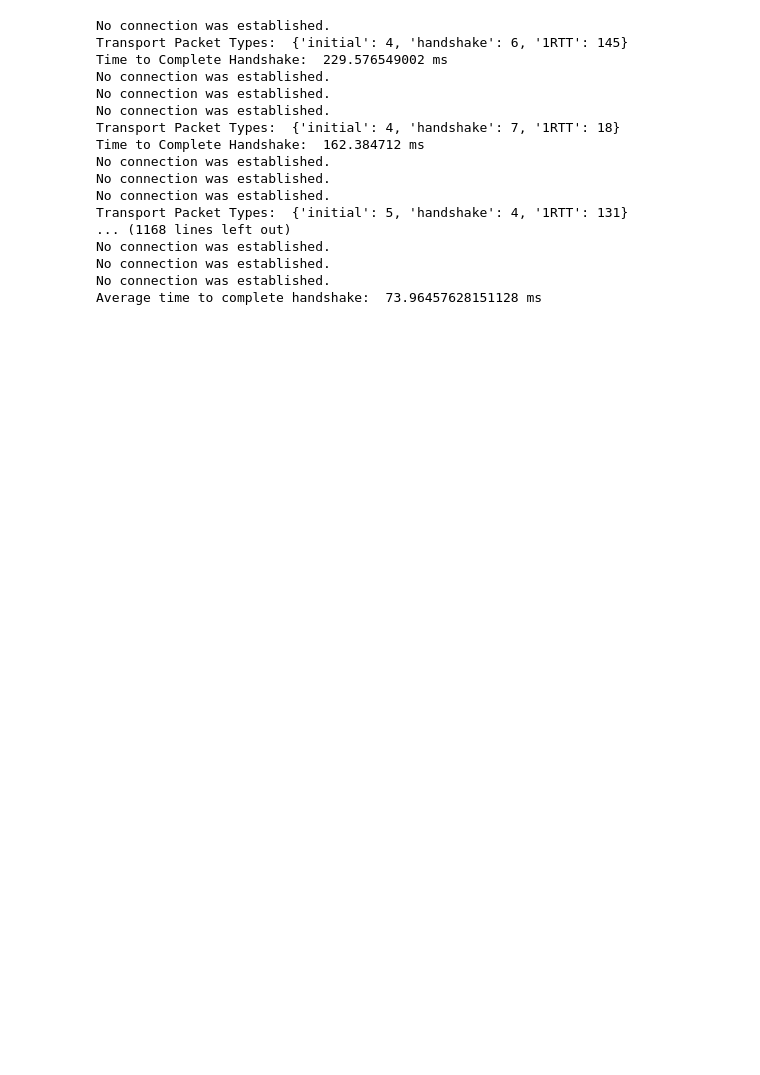
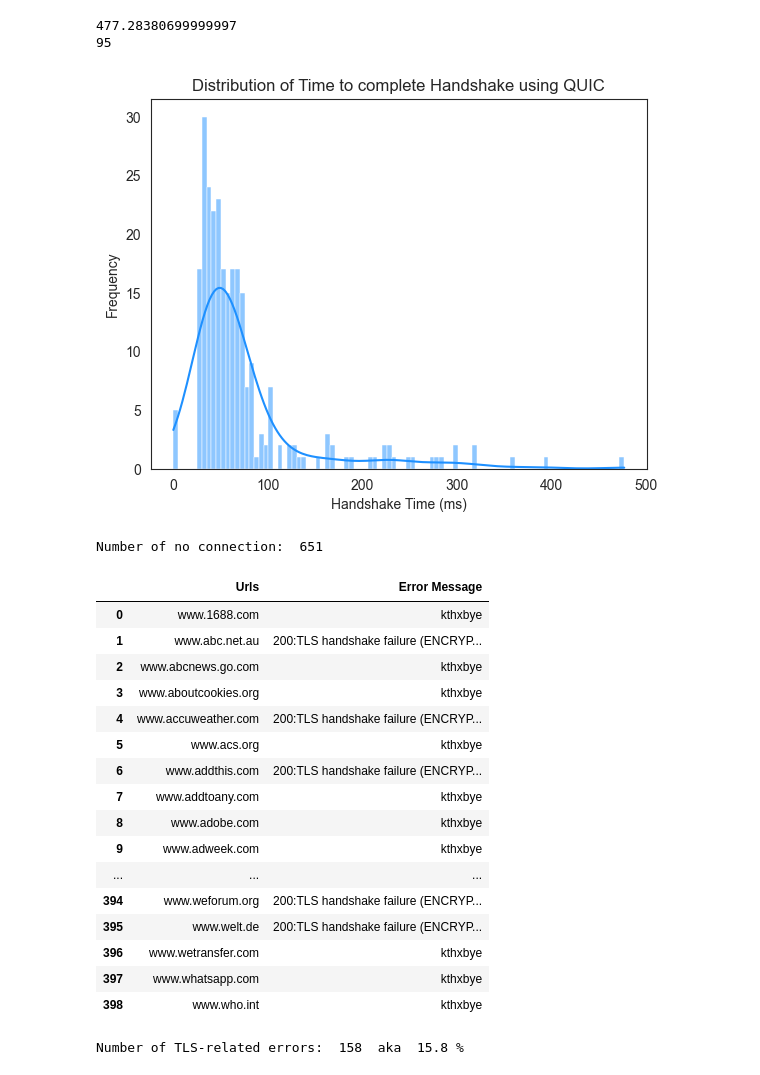
Before and after one commit to laradagata/l4project, a Jupyter notebook: src/main/data_analysis.ipynb, the cells around one changed output. Saved outputs shown, nothing was run; the diff lists cells and outputs as text; code cells hidden in the pictures; blank space fills up the shorter version.

Commit message:
Generated distribution plot for handshake times for QUIC, showed how many tls handshake failed errors occurred.

```diff
--- a/src/main/data_analysis.ipynb
+++ b/src/main/data_analysis.ipynb
@@ -154,47 +192,55 @@ def getMeanTime(times):
 # %%
 
 regex = chr(30)
 # Folder Path
 path = "C:/Users/larad/Documents/l4project/data/packetCapture_home/quic"
 # Change the directory
 os.chdir(path)
 ctr = 0
 
-handshake_times = []
+handshake_times = {}
+error_reasons = {}
 #qlog_files=0
 # iterate through all file
 for folder in os.listdir():
     #print("inside " + folder)
     quic_folder_path = f"{path}/{folder}"
     os.chdir(quic_folder_path)
 
-    #if folder == 'www.youtube.com':
     for file in os.listdir():
         #print("inside for")
         # Check whether file is in sqlog format or not
         if file.endswith(".sqlog"):
-            handshake_times.append(parseQlogFile(f"{quic_folder_path}/{file}", regex))
+            handshake_times[folder], error_reasons[folder] = parseQlogFile(f"{quic_folder_path}/{file}", regex)
             #print("file "+qlog_file_path+" has been opened")
             #ctr += 1
             #qlog_files += 1
 
 
-print("Average time to complete handshake: ", getMeanTime(handshake_times), "ms")
+#print("Average time to complete handshake: ", getMeanTime(handshake_times), "ms")
+#generateHandshakeTimeDistribution(handshake_times)
+generateHandshakeTimeDistribution(handshake_times)
+getTLSErrors(error_reasons)
 # %% [output]
-No connection was established.
-Transport Packet Types:  {'initial': 4, 'handshake': 6, '1RTT': 145}
-Time to Complete Handshake:  229.576549002 ms
-No connection was established.
-No connection was established.
-No connection was established.
-Transport Packet Types:  {'initial': 4, 'handshake': 7, '1RTT': 18}
-Time to Complete Handshake:  162.384712 ms
-No connection was established.
-No connection was established.
-No connection was established.
-Transport Packet Types:  {'initial': 5, 'handshake': 4, '1RTT': 131}
-... (1168 lines left out)
-No connection was established.
-No connection was established.
-No connection was established.
-Average time to complete handshake:  73.96457628151128 ms
+477.28380699999997
+95
+[figure, added]
+Number of no connection:  651
+|  | Urls | Error Message |
+| 0 | www.1688.com | kthxbye |
+| 1 | www.abc.net.au | 200:TLS handshake failure (ENCRYP... |
+| 2 | www.abcnews.go.com | kthxbye |
+| 3 | www.aboutcookies.org | kthxbye |
+| 4 | www.accuweather.com | 200:TLS handshake failure (ENCRYP... |
+| 5 | www.acs.org | kthxbye |
+| 6 | www.addthis.com | 200:TLS handshake failure (ENCRYP... |
+| 7 | www.addtoany.com | kthxbye |
+| 8 | www.adobe.com | kthxbye |
+| 9 | www.adweek.com | kthxbye |
+| ... | ... | ... |
+| 394 | www.weforum.org | 200:TLS handshake failure (ENCRYP... |
+| 395 | www.welt.de | 200:TLS handshake failure (ENCRYP... |
+| 396 | www.wetransfer.com | kthxbye |
+| 397 | www.whatsapp.com | kthxbye |
+| 398 | www.who.int | kthxbye |
+Number of TLS-related errors:  158  aka  15.8 %
```
Also changed, not shown: parts of 4 cells of this notebook.
